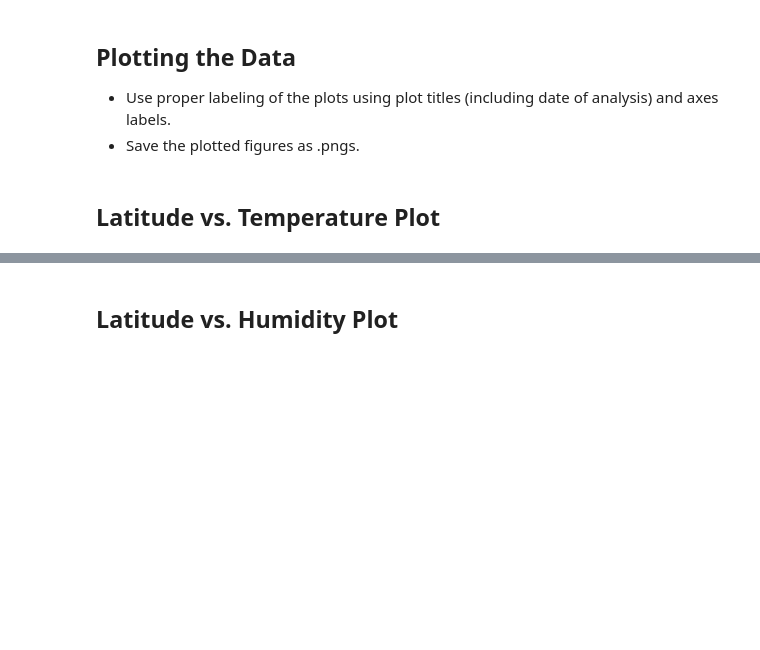
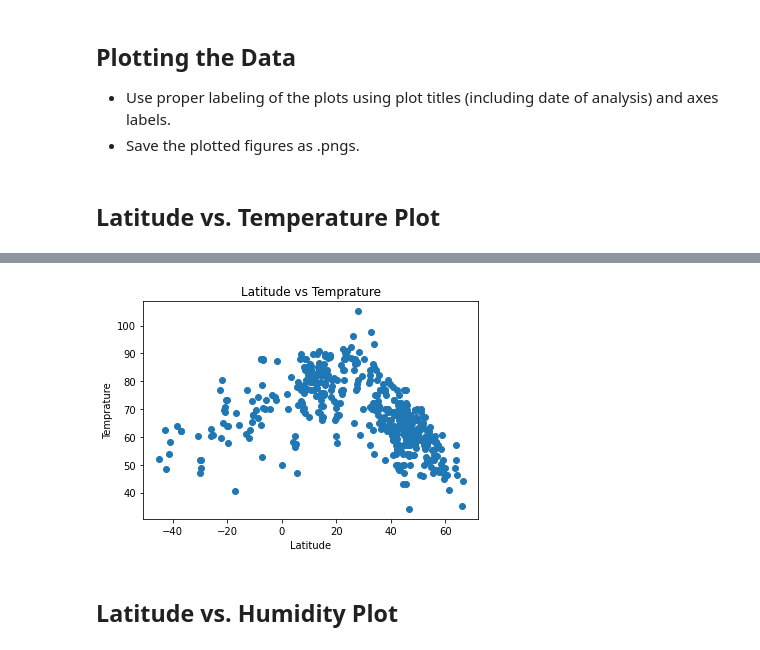
Before and after one commit to RinerAlexander/API-Challenge, a Jupyter notebook: WeatherPy/WeatherPy.ipynb, the cells around one changed output, grey strips where cells are left out. Drawn from its saved outputs; the diff is of its cells as text; code cells hidden in the pictures; blank space fills up the shorter version.

Commit message:
first set of plots done

```diff
--- a/WeatherPy/WeatherPy.ipynb
+++ b/WeatherPy/WeatherPy.ipynb
@@ -152,2 +142,11 @@ Int64Index([], dtype='int64')
+# %%
+plt.scatter(cityDF["Lat"],cityDF["Max Temp"])
+plt.xlabel("Latitude")
+plt.ylabel("Temprature")
+plt.title("Latitude vs Temprature")
+file = os.path.join("Latitude_vs_Temprature.png")
+plt.savefig(file)
+# %% [output]
+[figure, added]
 # %% [markdown]
 ## Latitude vs. Humidity Plot
```
Also changed, not shown: parts of 9 cells of this notebook.
